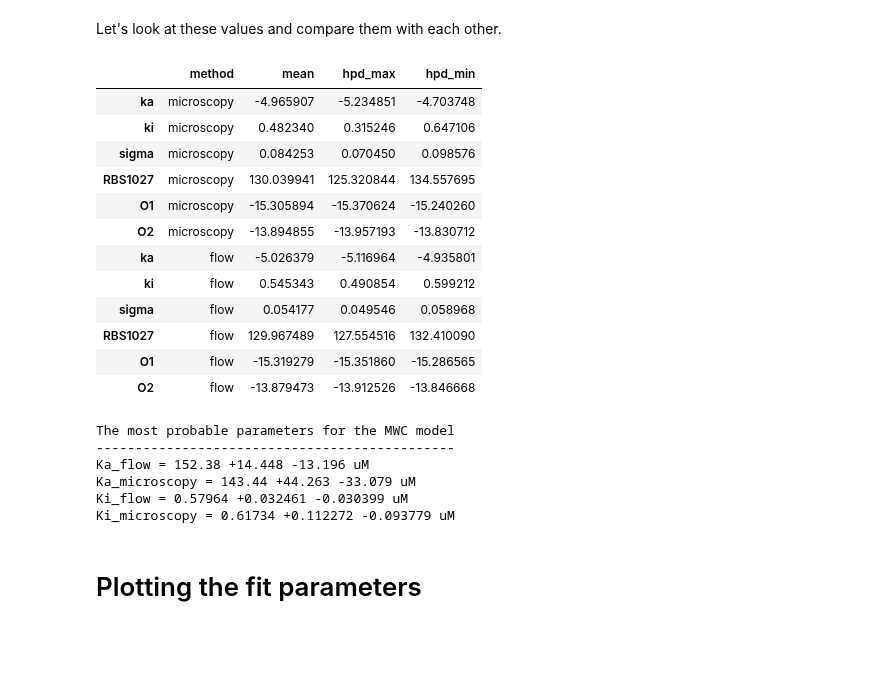
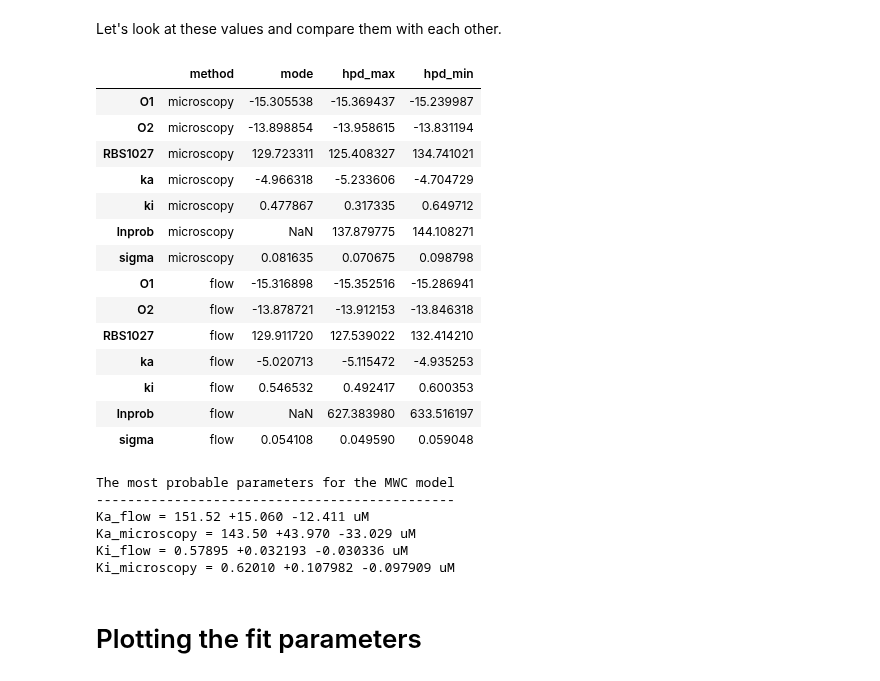
Before and after one commit to RPGroup-PBoC/mwc_induction, a Jupyter notebook: code/analysis/Microscopy_MCMC_Parameter_Estimation.ipynb, the cells around one changed output. Cells and saved outputs as stored; diff of their text form; code cells hidden in the pictures; blank space fills up the shorter version.

```diff
--- a/code/analysis/Microscopy_MCMC_Parameter_Estimation.ipynb
+++ b/code/analysis/Microscopy_MCMC_Parameter_Estimation.ipynb
@@ -608,8 +611,10 @@ mcmc_microscopy_df.head()
 Let's look at these values and compare them with each other.
 # %%
 # Generate data frame to keep the parameters
-flow_param_fit =  pd.DataFrame(mcmc_flow_df.mean(), columns=['mean'])
-microscopy_param_fit =  pd.DataFrame(mcmc_microscopy_df.mean(), columns=['mean'])
+flow_param_fit = pd.DataFrame(mcmc_flow_df.loc[np.argmax(mcmc_flow_df.lnprob)][:-1])
+microscopy_param_fit = pd.DataFrame(mcmc_microscopy_df.loc[np.argmax(mcmc_microscopy_df.lnprob)][:-1])
+flow_param_fit.columns = ['mode']
+microscopy_param_fit.columns = ['mode']
 
 # Generate parameter to save the hpd for each parameter
 flow_param_hpd = pd.DataFrame(columns=['hpd_max', 'hpd_min'])
@@ -625,38 +630,44 @@ for column in mcmc_microscopy_df:
 
 # Combine the data frames into a single data frame
 flow_param_fit = pd.concat([flow_param_fit, flow_param_hpd], axis=1)
+flow_param_fit.columns = ['mode','hpd_max', 'hpd_min']
 flow_param_fit.insert(0, 'method', 'flow')
 microscopy_param_fit = pd.concat([microscopy_param_fit, microscopy_param_hpd], axis=1)
+microscopy_param_fit.columns = ['mode','hpd_max', 'hpd_min']
 microscopy_param_fit.insert(0, 'method', 'microscopy')
 param_fit = pd.concat([microscopy_param_fit, flow_param_fit])
 param_fit.to_csv('../../data/mcmc/microscopy_flow_fit_values.csv', index=False)
-# %% [output]
-|  | method | mean | hpd_max | hpd_min |
-| ka | microscopy | -4.965907 | -5.234851 | -4.703748 |
-| ki | microscopy | 0.482340 | 0.315246 | 0.647106 |
-| sigma | microscopy | 0.084253 | 0.070450 | 0.098576 |
-| RBS1027 | microscopy | 130.039941 | 125.320844 | 134.557695 |
-| O1 | microscopy | -15.305894 | -15.370624 | -15.240260 |
-| O2 | microscopy | -13.894855 | -13.957193 | -13.830712 |
-| ka | flow | -5.026379 | -5.116964 | -4.935801 |
-| ki | flow | 0.545343 | 0.490854 | 0.599212 |
-| sigma | flow | 0.054177 | 0.049546 | 0.058968 |
-| RBS1027 | flow | 129.967489 | 127.554516 | 132.410090 |
-| O1 | flow | -15.319279 | -15.351860 | -15.286565 |
-| O2 | flow | -13.879473 | -13.912526 | -13.846668 |
+# %%
+param_fit
+# %% [output]
+|  | method | mode | hpd_max | hpd_min |
+| O1 | microscopy | -15.305538 | -15.369437 | -15.239987 |
+| O2 | microscopy | -13.898854 | -13.958615 | -13.831194 |
+| RBS1027 | microscopy | 129.723311 | 125.408327 | 134.741021 |
+| ka | microscopy | -4.966318 | -5.233606 | -4.704729 |
+| ki | microscopy | 0.477867 | 0.317335 | 0.649712 |
+| lnprob | microscopy | NaN | 137.879775 | 144.108271 |
+| sigma | microscopy | 0.081635 | 0.070675 | 0.098798 |
+| O1 | flow | -15.316898 | -15.352516 | -15.286941 |
+| O2 | flow | -13.878721 | -13.912153 | -13.846318 |
+| RBS1027 | flow | 129.911720 | 127.539022 | 132.414210 |
+| ka | flow | -5.020713 | -5.115472 | -4.935253 |
+| ki | flow | 0.546532 | 0.492417 | 0.600353 |
+| lnprob | flow | NaN | 627.383980 | 633.516197 |
+| sigma | flow | 0.054108 | 0.049590 | 0.059048 |
 # %%
 # Report the mean and hpd.
 labels = []
 vals = ['ka', 'ki']
 modes = ['flow', 'microscopy']
 for v in vals:
-    flow = np.exp(-flow_param_fit['mean'][v])
+    flow = np.exp(-flow_param_fit['mode'][v])
     flow_max = np.exp(-flow_param_fit['hpd_max'][v])
     flow_min = np.exp(-flow_param_fit['hpd_min'][v])
     labels.append(flow)
     labels.append(flow_max - flow)
     labels.append(flow - flow_min)
-    mic = np.exp(-microscopy_param_fit['mean'][v])
+    mic = np.exp(-microscopy_param_fit['mode'][v])
     mic_max = np.exp(-microscopy_param_fit['hpd_max'][v])
     mic_min = np.exp(-microscopy_param_fit['hpd_min'][v])
     labels.append(mic)
@@ -675,10 +686,10 @@ Ki_microscopy = {9:.5f} +{10:0.6f} -{11:0.6f} uM
 # %% [output]
 The most probable parameters for the MWC model
 ----------------------------------------------
-Ka_flow = 152.38 +14.448 -13.196 uM
-Ka_microscopy = 143.44 +44.263 -33.079 uM
-Ki_flow = 0.57964 +0.032461 -0.030399 uM
-Ki_microscopy = 0.61734 +0.112272 -0.093779 uM
+Ka_flow = 151.52 +15.060 -12.411 uM
+Ka_microscopy = 143.50 +43.970 -33.029 uM
+Ki_flow = 0.57895 +0.032193 -0.030336 uM
+Ki_microscopy = 0.62010 +0.107982 -0.097909 uM
 # %% [markdown]
 # Plotting the fit parameters
 # %%
```
Also changed, not shown: parts of 6 cells of this notebook.
